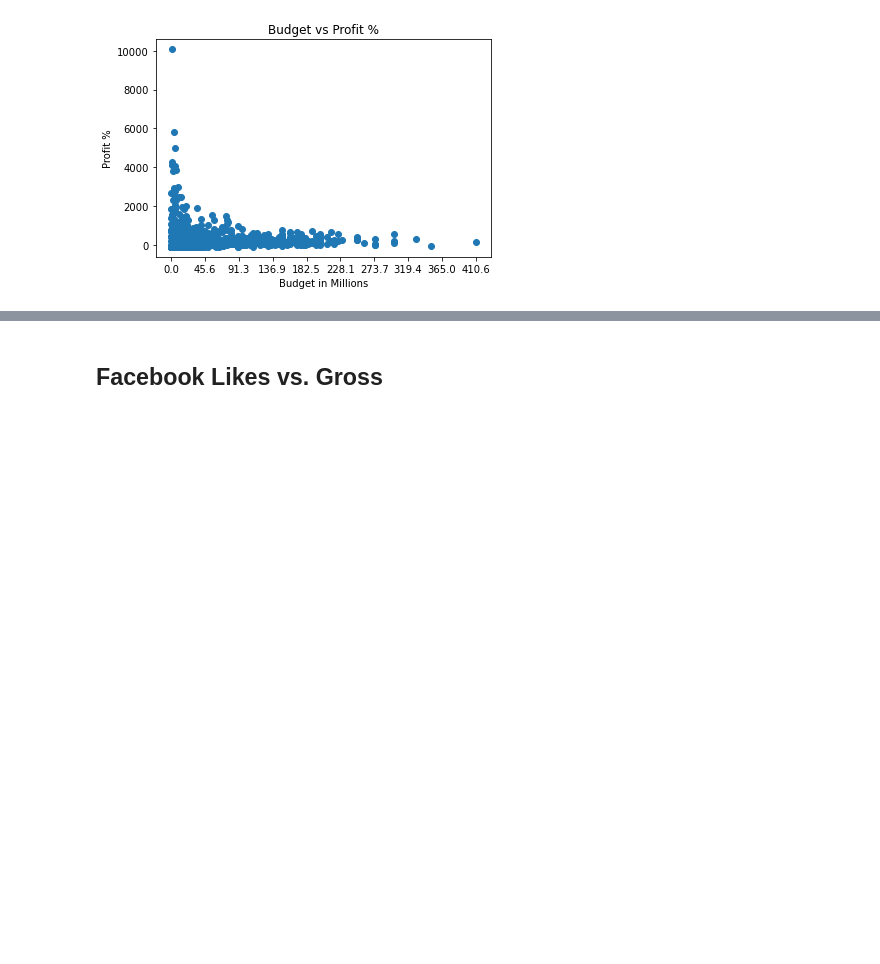
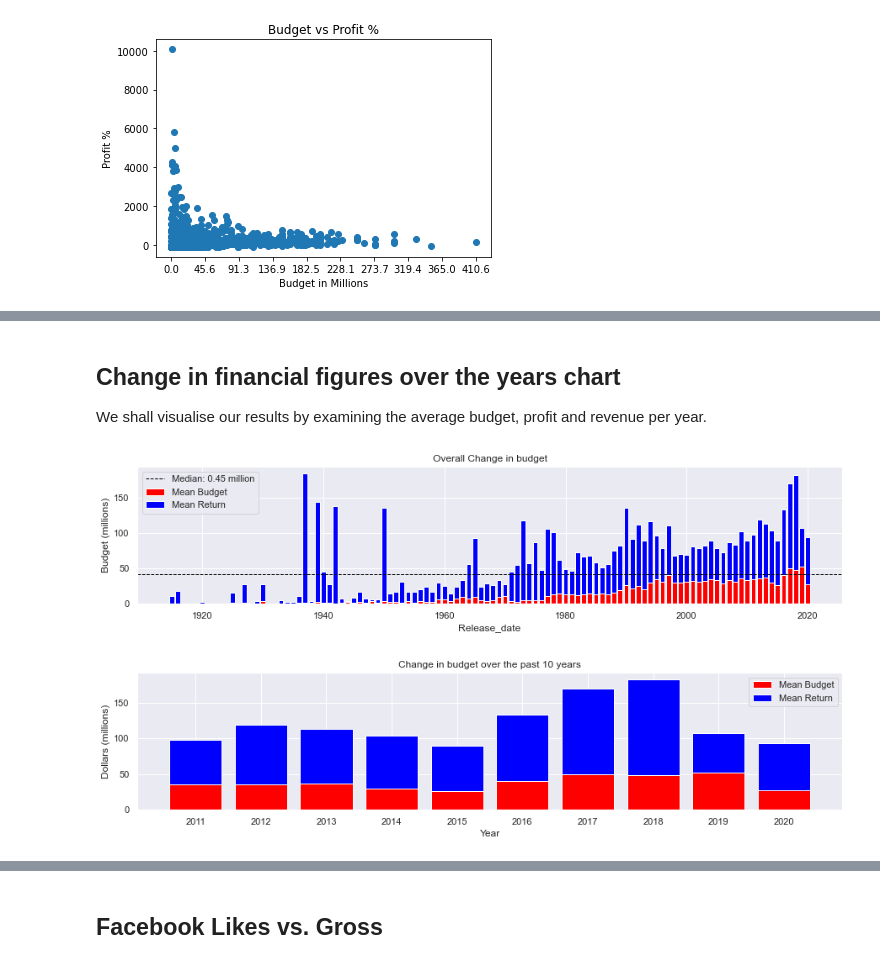
Before and after one commit to FeritYikar/ds-phase1-project, a Jupyter notebook: Master Notebook.ipynb, the cells around one changed output, grey strips where cells are left out. Drawn from its saved outputs; the diff is of its cells as text; code cells hidden in the pictures; blank space fills up the shorter version.

```diff
--- a/Master Notebook.ipynb
+++ b/Master Notebook.ipynb
@@ -1185,0 +1199,20 @@ ax.set_xticks(xticks)
+# %%
+# We shall turn the relase_date into a categorical variable by stripping out the years and months into separate columns
+tn_movies_budgets['release_month'] = tn_movies_budgets['release_date'].apply(lambda x: x[0:3])
+tn_movies_budgets['release_year'] = tn_movies_budgets['release_date'].apply(lambda x: int(x[-4:]))
+# %%
+# Now that the financial figures are numerical, we can create new columns based on simple calculations
+tn_movies_budgets['production_budget'] = tn_movies_budgets['production_budget'].apply(lambda x: x/1000000)
+tn_movies_budgets['domestic_gross'] = tn_movies_budgets['domestic_gross'].apply(lambda x: x/1000000)
+tn_movies_budgets['worldwide_gross'] = tn_movies_budgets['worldwide_gross'].apply(lambda x: x/1000000)
+# %%
+# We should be careful not to claim that "gross"-'budget' = 'profit' as there may be other costs outside of production cost
+# To be safe, we shall call the new column production_return
+
+tn_movies_budgets['production_return'] = tn_movies_budgets['worldwide_gross'] - tn_movies_budgets['production_budget']
+
+# With this calculation, we shall standardise the production return values by expressing them as a percentage of the budget
+tn_movies_budgets['% production_return'] = tn_movies_budgets['production_return'] / tn_movies_budgets['worldwide_gross']
+# %% [markdown]
+## Change in financial figures over the years chart
+We shall visualise our results by examining the average budget, profit and revenue per year.
@@ -1185,0 +1224,60 @@ ax.set_xticks(xticks)
+# %%
+yearly_mean_budget = tn_movies_budgets.groupby(by=['release_year'])['production_budget'].mean()
+yearly_mean_return = tn_movies_budgets.groupby(by=['release_year'])['production_return'].mean()
+
+fig, ax = plt.subplots(figsize=(15,3))
+
+plt.bar(
+       list(yearly_mean_budget.keys()),
+       list(yearly_mean_budget),
+       color = 'red',
+       label = 'Mean Budget'
+       )
+
+plt.bar(
+       list(yearly_mean_return.keys()),
+       list(yearly_mean_return),
+       color = 'blue',
+       label = 'Mean Return',
+       bottom = yearly_mean_budget
+       )
+plt.axhline(np.median(yearly_mean_return), linewidth=1, ls='--' ,color='black', label='Median: 0.45 million')
+
+ax.legend()
+ax.set_title('Overall Change in budget')
+ax.set_xlabel('Release_date')
+ax.set_ylabel('Budget (millions)')
+
+
+yearly_mean_budget_bar, ax = plt.subplots(figsize=(15,3))
+
+plt.bar(
+       list(yearly_mean_budget.keys())[-10:],
+       list(yearly_mean_budget)[-10:],
+       color = 'red',
+       label = 'Mean Budget'
+       )
+
+plt.bar(
+       list(yearly_mean_return.keys())[-10:],
+       list(yearly_mean_return)[-10:],
+       bottom=list(yearly_mean_budget)[-10:],
+       color = 'blue',
+       label = 'Mean Return',
+       )
+
+
+xticks = np.linspace(
+                    start=min(list(yearly_mean_return.keys())[-10:]),
+                    stop=max(list(yearly_mean_return.keys())[-10:]),
+                    num=10
+                    )
+
+ax.legend()
+ax.set_title('Change in budget over the past 10 years')
+ax.set_xlabel('Year')
+ax.set_ylabel('Dollars (millions)')
+ax.set_xticks(xticks);
+# %% [output]
+[figure, added]
+[figure, added]
```
Also changed, not shown: parts of 99 cells of this notebook, 8 other files.
